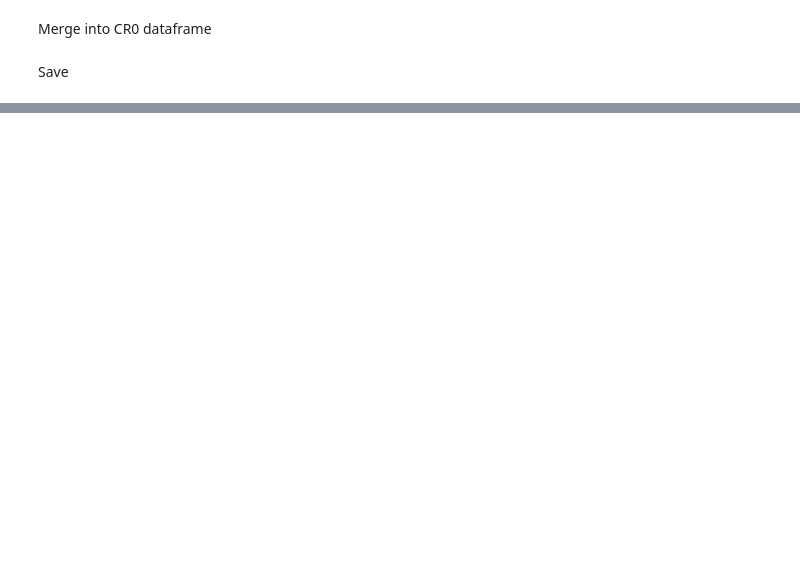
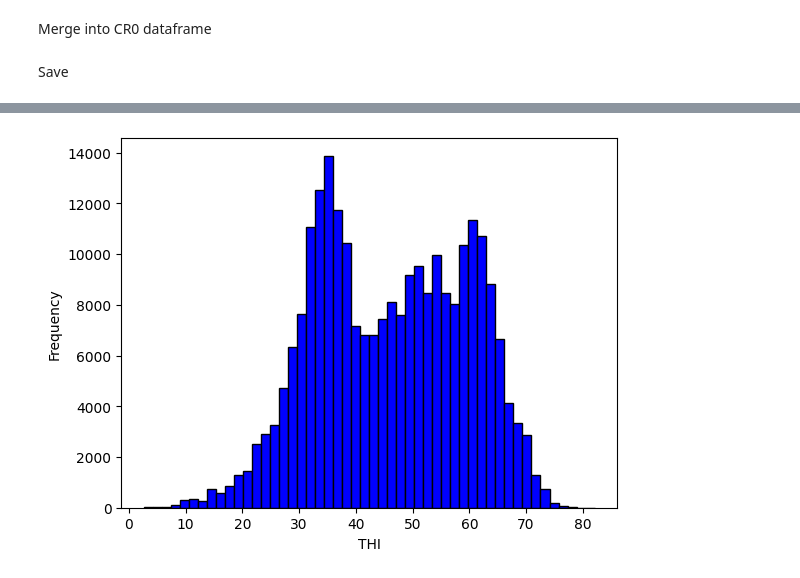
Before and after one commit to pgullstrand/Gigacow-tools, a Jupyter notebook: Projects/HeatStressEvaluation/DataPreprocessing/PrepCRThresholdAnalysis.ipynb, the cells around one changed output, grey strips where cells are left out. Cells and saved outputs as stored; diff of their text form; code cells hidden in the pictures; blank space fills up the shorter version.

```diff
--- a/Projects/HeatStressEvaluation/DataPreprocessing/PrepCRThresholdAnalysis.ipynb
+++ b/Projects/HeatStressEvaluation/DataPreprocessing/PrepCRThresholdAnalysis.ipynb
@@ -253,0 +328,7 @@ df.to_csv("../Data/CR_W_MY.csv", index=False)
+# %%
+# Load data
+df = pd.read_csv("../Data/MergedData/CR_W_MY68.csv", low_memory=False)
+# %%
+# Clean the data
+df = df[['MeanTHI_adj', 'CR0']].dropna()  # Select relevant columns and drop missing values
+df = df.replace([np.inf, -np.inf], np.nan).dropna()  # Remove infinite values
@@ -253,0 +355,7 @@ df.to_csv("../Data/CR_W_MY.csv", index=False)
+# %%
+plt.hist(df['MeanTHI_adj'], bins=50, color='blue', edgecolor='black')
+plt.xlabel('THI')
+plt.ylabel('Frequency')
+plt.show()
+# %% [output]
+[figure, added]
```
Also changed, not shown: parts of 34 cells of this notebook.
